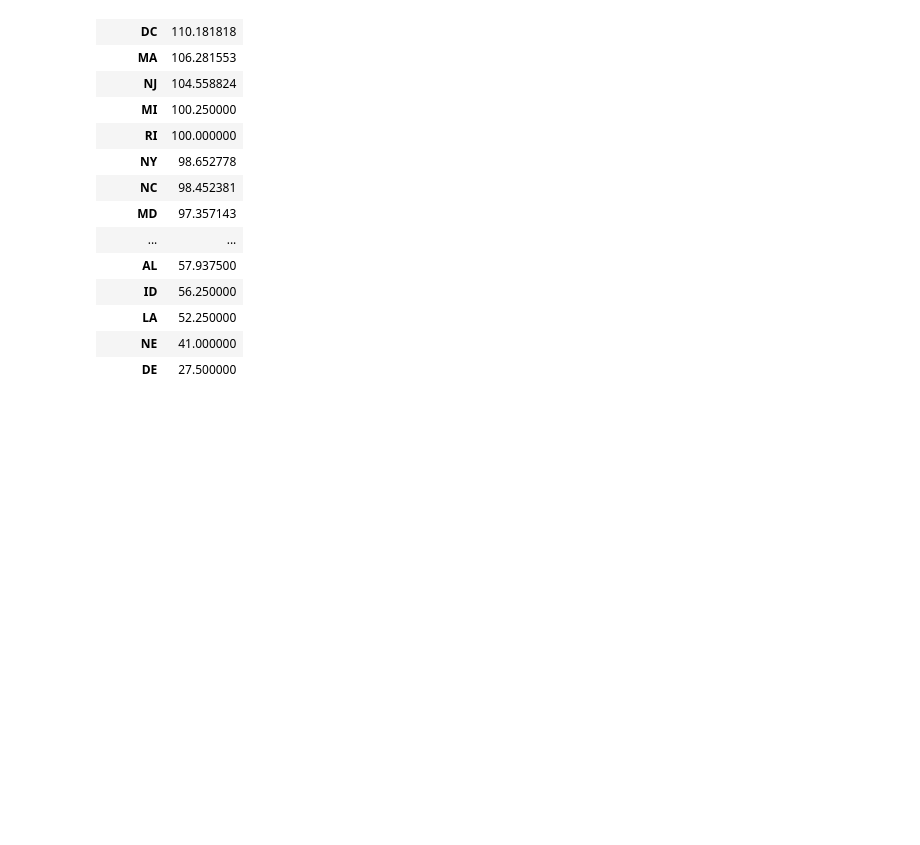
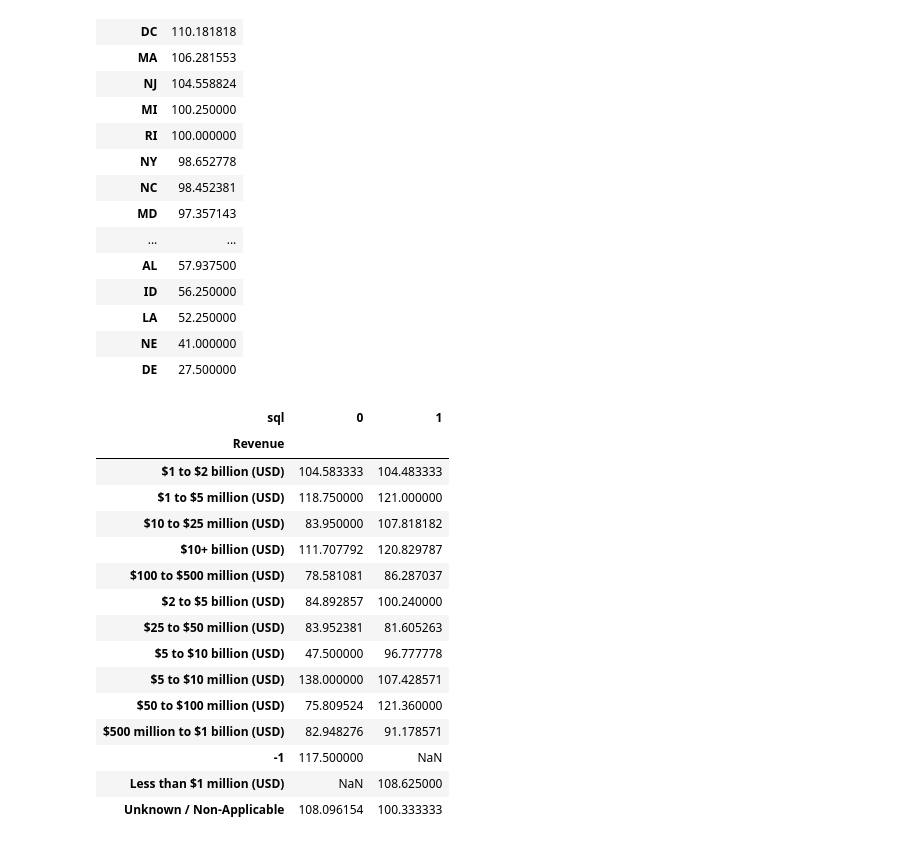
Before and after one commit to dit-x/Data-Engineering, a Jupyter notebook: web_scraping/Glassdoor_job_scrape/glassdoor_eda.ipynb, the cells around one changed output. Saved outputs shown, nothing was run; the diff lists cells and outputs as text; code cells hidden in the pictures; blank space fills up the shorter version.

```diff
--- a/web_scraping/Glassdoor_job_scrape/glassdoor_eda.ipynb
+++ b/web_scraping/Glassdoor_job_scrape/glassdoor_eda.ipynb
@@ -75,3 +94,22 @@ pd.pivot_table(df, index=["job_state"], values=["avg_salary"]).sort_values("avg_
 | LA | 52.250000 |
 | NE | 41.000000 |
 | DE | 27.500000 |
+# %%
+pd.pivot_table(df, index = 'Revenue', columns = 'sql', values = 'avg_salary')
+# %% [output]
+| sql | 0 | 1 |
+| Revenue |  |  |
+| $1 to $2 billion (USD) | 104.583333 | 104.483333 |
+| $1 to $5 million (USD) | 118.750000 | 121.000000 |
+| $10 to $25 million (USD) | 83.950000 | 107.818182 |
+| $10+ billion (USD) | 111.707792 | 120.829787 |
+| $100 to $500 million (USD) | 78.581081 | 86.287037 |
+| $2 to $5 billion (USD) | 84.892857 | 100.240000 |
+| $25 to $50 million (USD) | 83.952381 | 81.605263 |
+| $5 to $10 billion (USD) | 47.500000 | 96.777778 |
+| $5 to $10 million (USD) | 138.000000 | 107.428571 |
+| $50 to $100 million (USD) | 75.809524 | 121.360000 |
+| $500 million to $1 billion (USD) | 82.948276 | 91.178571 |
+| -1 | 117.500000 | NaN |
+| Less than $1 million (USD) | NaN | 108.625000 |
+| Unknown / Non-Applicable | 108.096154 | 100.333333 |
```
Also changed, not shown: parts of 4 cells of this notebook, 3 other files.
